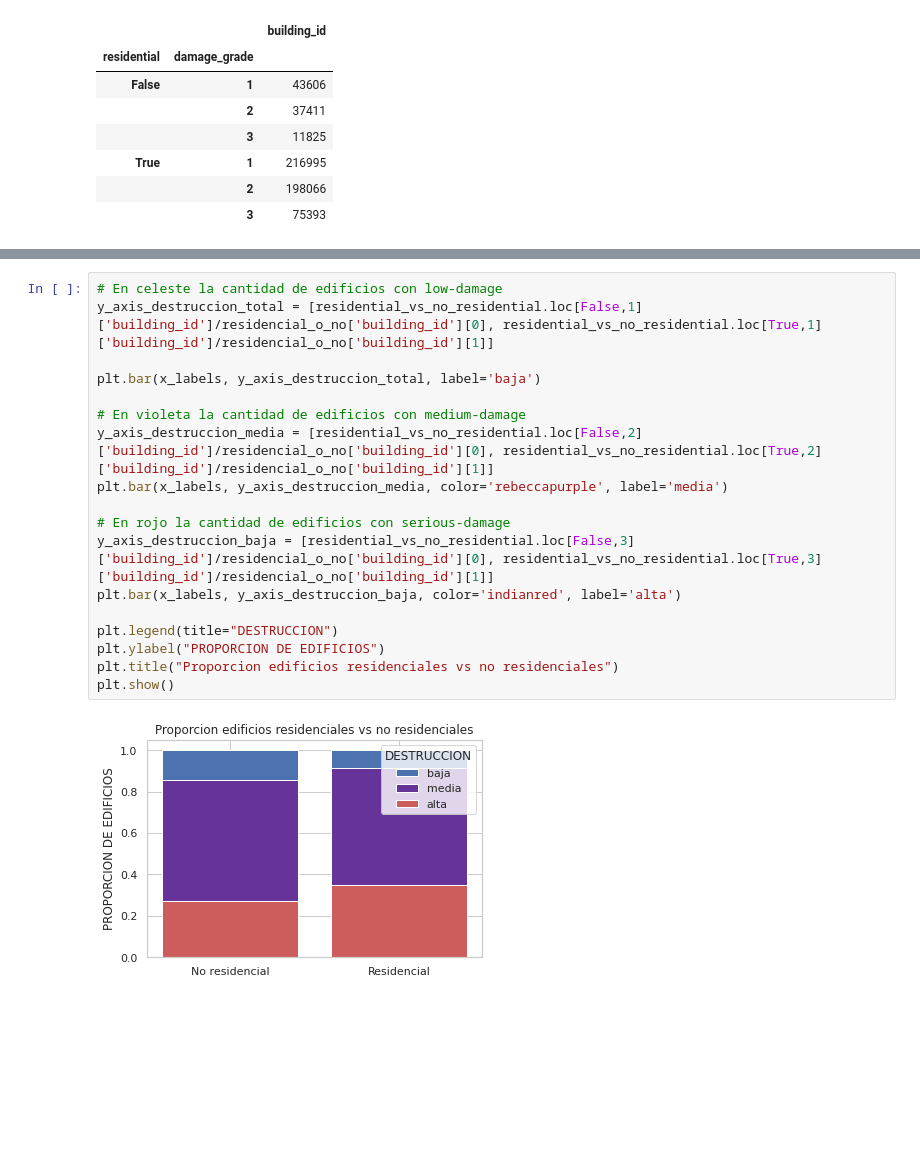
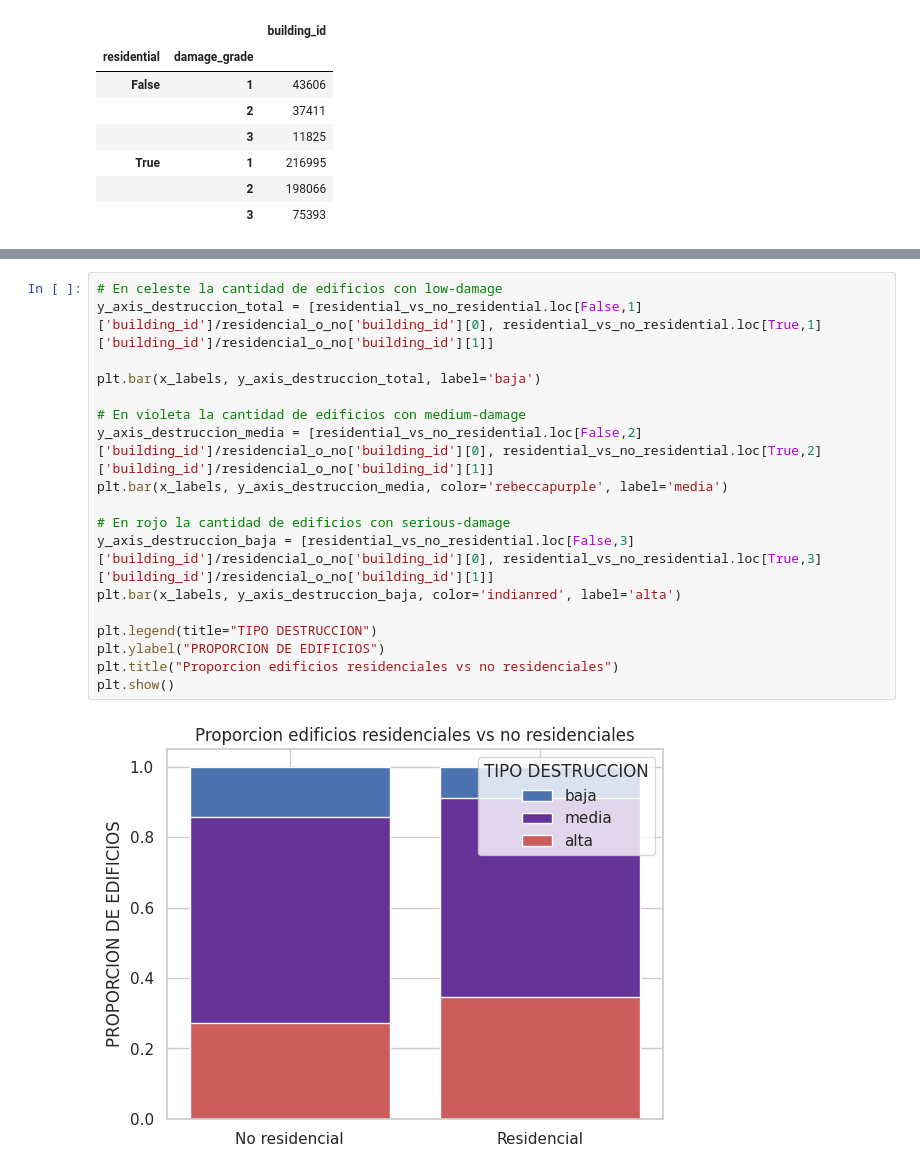
Before and after one commit to IngErnestoAlvarez/terremoto_research, a Jupyter notebook: daño_a_residencias.ipynb, the cells around one changed output, grey strips where cells are left out. Saved outputs shown, nothing was run; the diff lists cells and outputs as text; blank space fills up the shorter version.

```diff
--- a/daño_a_residencias.ipynb
+++ b/daño_a_residencias.ipynb
@@ -145,20 +145,20 @@ plt.show()
 # %%
 # En celeste la cantidad de edificios con low-damage
 y_axis_destruccion_total = [residential_vs_no_residential.loc[False,1]['building_id']/residencial_o_no['building_id'][0], residential_vs_no_residential.loc[True,1]['building_id']/residencial_o_no['building_id'][1]]
 
 plt.bar(x_labels, y_axis_destruccion_total, label='baja')
 
 # En violeta la cantidad de edificios con medium-damage
 y_axis_destruccion_media = [residential_vs_no_residential.loc[False,2]['building_id']/residencial_o_no['building_id'][0], residential_vs_no_residential.loc[True,2]['building_id']/residencial_o_no['building_id'][1]]
 plt.bar(x_labels, y_axis_destruccion_media, color='rebeccapurple', label='media')
 
 # En rojo la cantidad de edificios con serious-damage
 y_axis_destruccion_baja = [residential_vs_no_residential.loc[False,3]['building_id']/residencial_o_no['building_id'][0], residential_vs_no_residential.loc[True,3]['building_id']/residencial_o_no['building_id'][1]]
 plt.bar(x_labels, y_axis_destruccion_baja, color='indianred', label='alta')
 
-plt.legend(title="DESTRUCCION")
+plt.legend(title="TIPO DESTRUCCION")
 plt.ylabel("PROPORCION DE EDIFICIOS")
 plt.title("Proporcion edificios residenciales vs no residenciales")
 plt.show()
 # %% [output]
-[figure, old version]
+[figure, new version]
```
Also changed, not shown: parts of 2 cells of this notebook.
